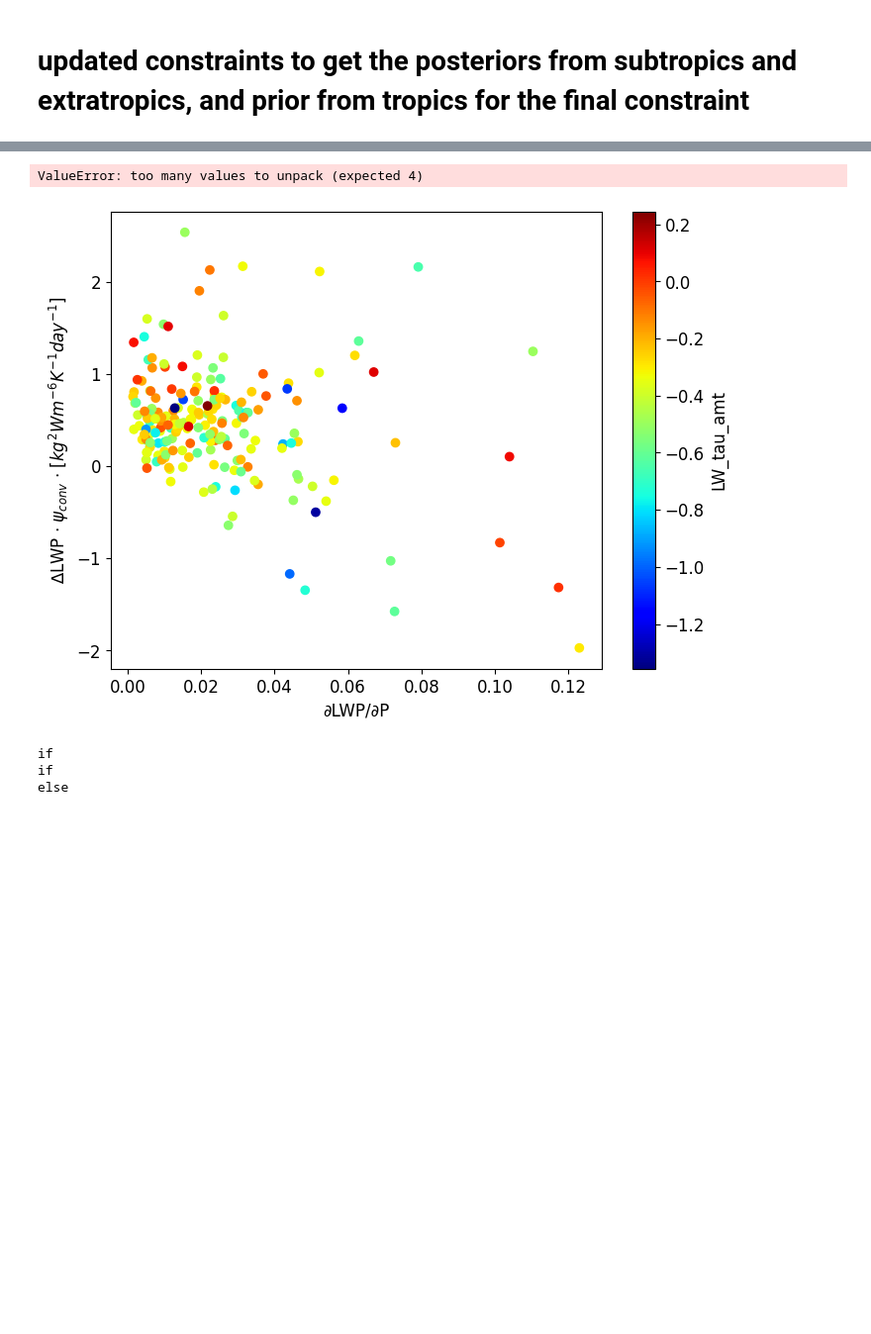
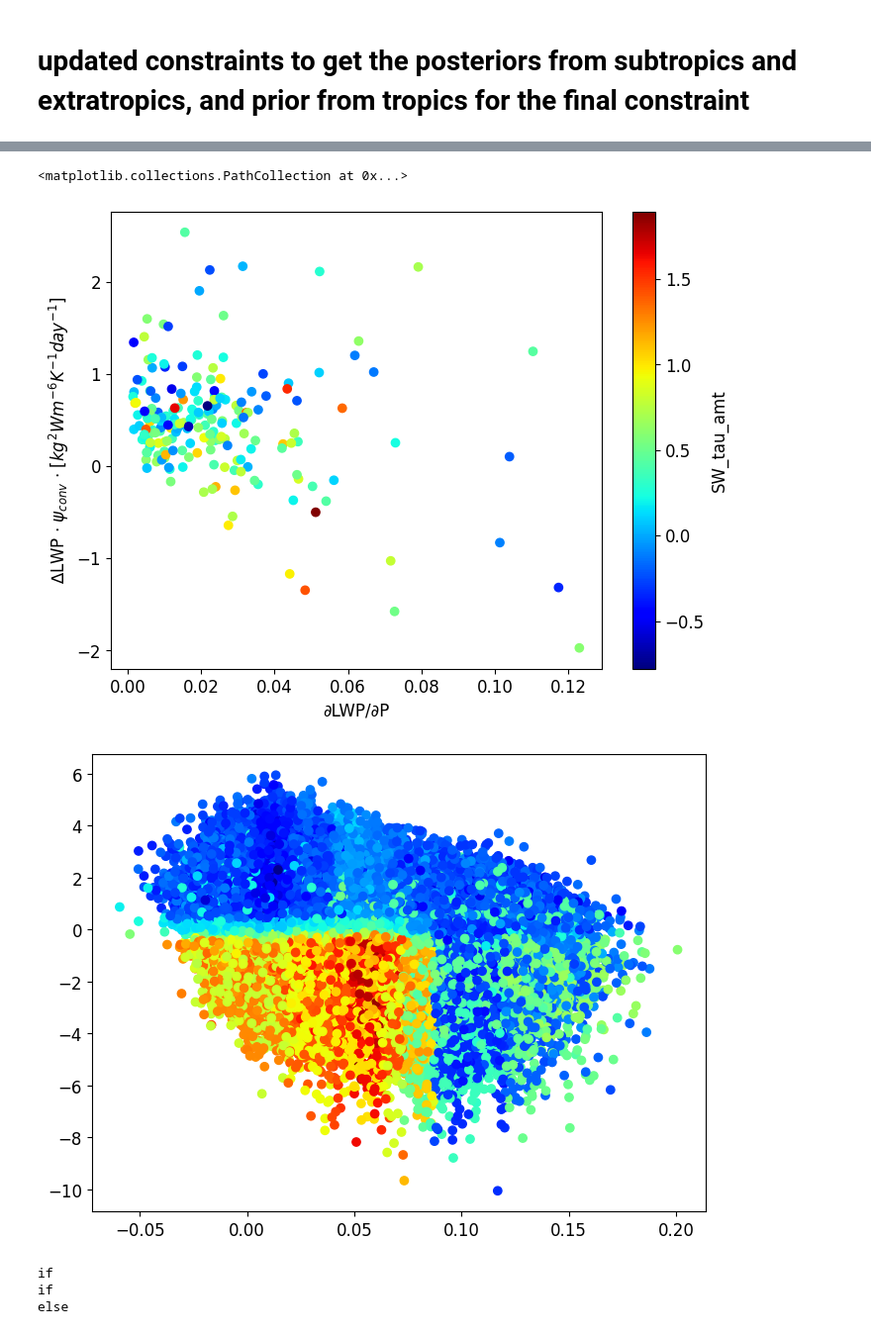
Before and after one commit to wgh-private/globalFB_precipeff, a Jupyter notebook: kernel_finalwork.ipynb, the cells around one changed output, grey strips where cells are left out. Shown at 99% size. Cells and saved outputs as stored; diff of their text form; code cells hidden in the pictures; blank space fills up the shorter version.

```diff
--- a/kernel_finalwork.ipynb
+++ b/kernel_finalwork.ipynb
@@ -1462,8 +1462,8 @@ print(var_names)
 # %%
 # convert_list = [0.85, 0.8, 0.18, 1, 0.61, 0.76, -0.2, 1, 0.6, 0.48]
 # %%
-FBcomp = 'LW_tau_amt'
-totdCRE_g = load_cf('LWcld_tau')+load_cf('LWcld_amt')  # SWcld_tot in default
+FBcomp = 'SW_tau_amt'
+totdCRE_g = load_cf('SWcld_tau')+load_cf('SWcld_amt')  # SWcld_tot in default
 # %%
 convert = 1  #0.84  # multiplying factor to be consistent with abrupt4xco2 (Fig 1e in Qin et al 2022)
 convergence_mask, SWD_da = SWD_da_func(convert=convert, totdCRE_g=totdCRE_g)
@@ -1815,7 +1792,7 @@ MAE: 0.06263980468183968
 # %%
 # constraint from the tropics
 min_lat, max_lat = 0, 20
-tr_RF_precipeff_cyc, tr_RF_dLWP, tr_RF_CF, _ = RFresults(min_lat, max_lat, FBcomp, cf)
+tr_RF_precipeff_cyc, tr_RF_dLWP, tr_RF_CF, _, _ = RFresults(min_lat, max_lat, FBcomp, cf)
 plt.figure()
 plt.scatter(tr_RF_precipeff_cyc, tr_RF_dLWP, c=tr_RF_CF, cmap='jet')
 # %% [output]
@@ -1839,5 +1816,6 @@ MAE: 0.16090323023168565
-ValueError: too many values to unpack (expected 4)
+<matplotlib.collections.PathCollection at 0x...>
-[figure, old version]
+[figure, new version]
+[figure, added]
 # %%
 def prior_post(sub_RF_CF, sub_constrained_indices=None):
     if sub_constrained_indices is not None:
```
Also changed, not shown: parts of 6 cells of this notebook.
